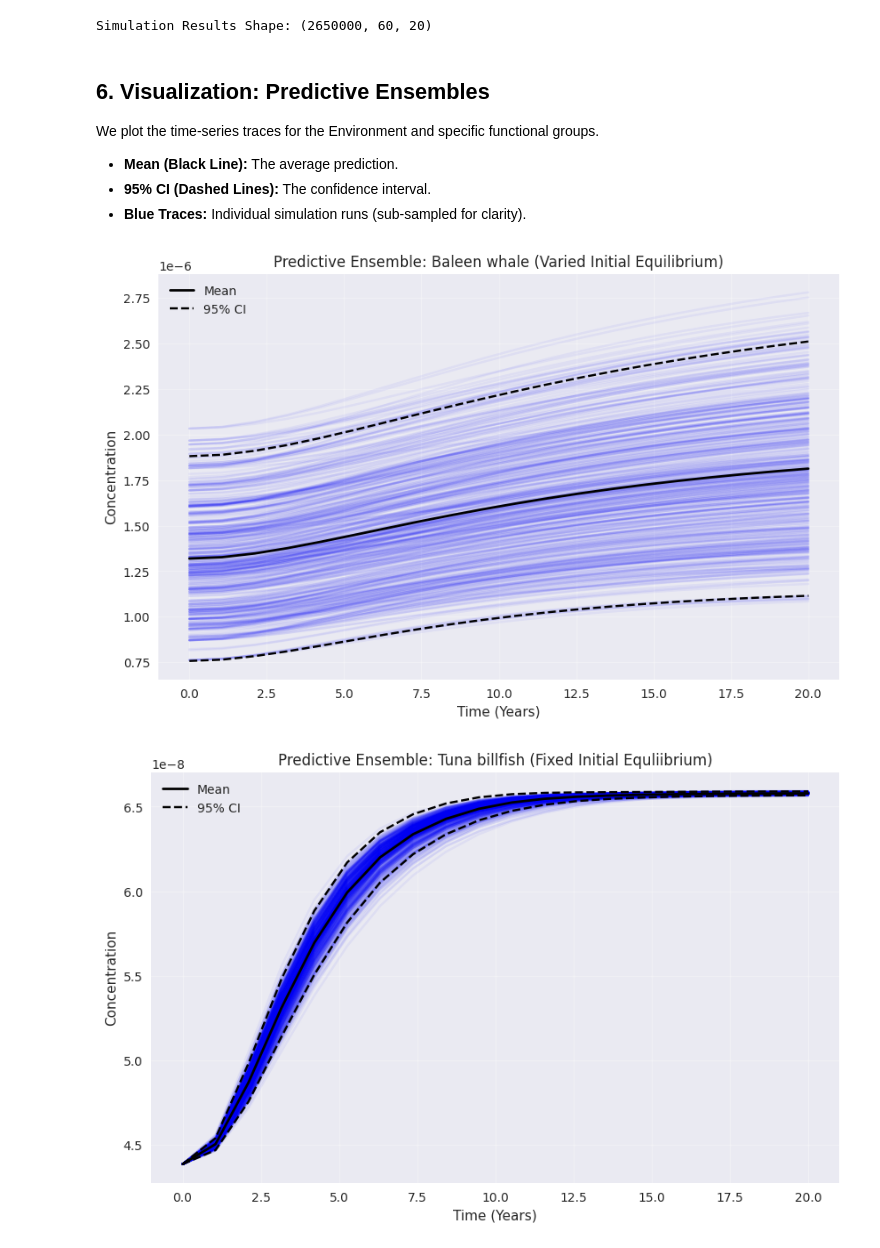
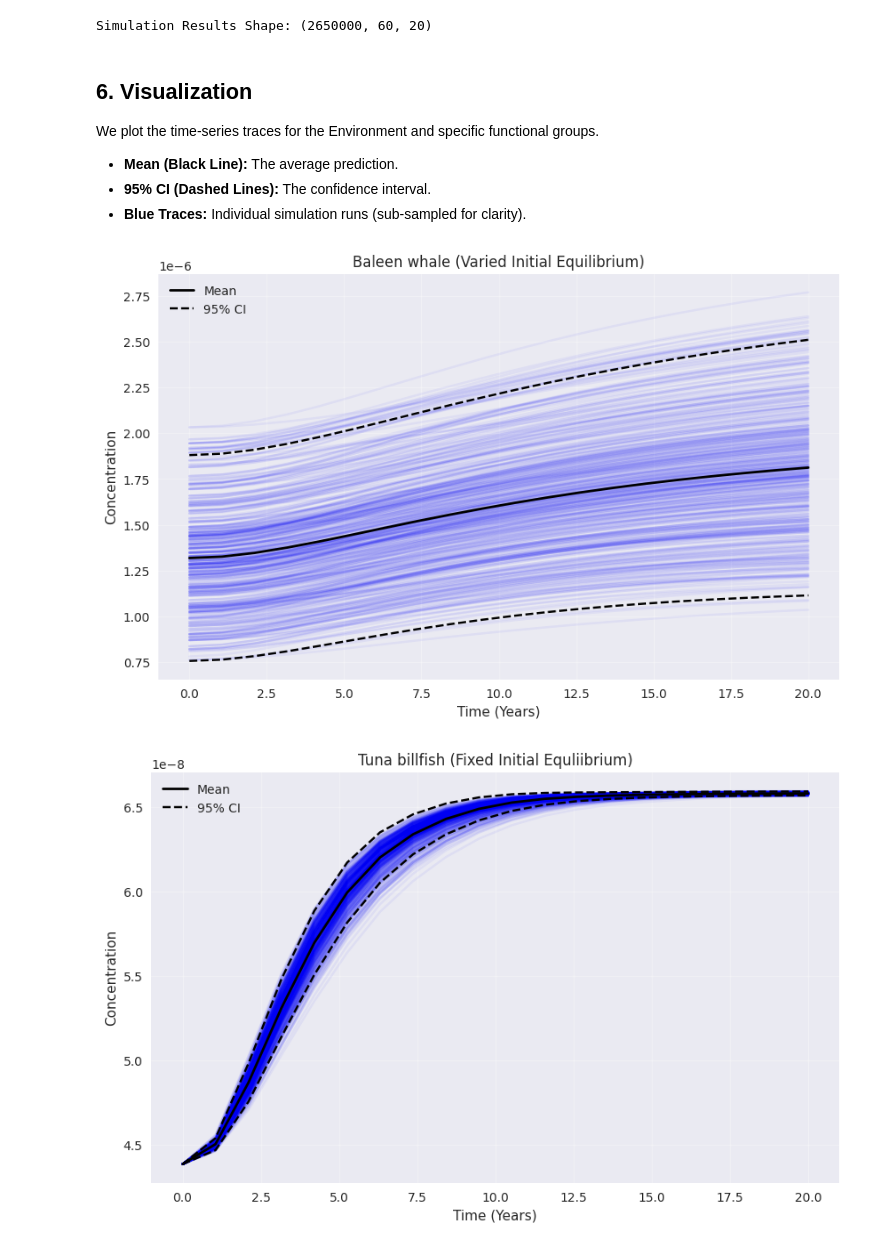
Before and after one commit to DanTanAtAims/ecotracer-analystics, a Jupyter notebook: notebooks/03_nested_sampling_missing_data.ipynb, the cells around one changed output. Cells and saved outputs as stored; diff of their text form; code cells hidden in the pictures.

Commit message:
Use better names

```diff
--- a/notebooks/03_nested_sampling_missing_data.ipynb
+++ b/notebooks/03_nested_sampling_missing_data.ipynb
@@ -327,7 +320,7 @@ print(f"Simulation Results Shape: {sim_array.shape}")
 Starting Parallel Simulations...
 Simulation Results Shape: (2650000, 60, 20)
 # %% [markdown]
-## 6. Visualization: Predictive Ensembles
+## 6. Visualization
 
 We plot the time-series traces for the Environment and specific functional groups.
 
@@ -346,33 +339,33 @@ def plot_ensemble_trace(sim_data, mega_ens_conc, group_idx, group_name):
     traces = sim_data[:, group_idx, :]
 
     plt.figure(figsize=(10, 6))
 
     # Plot subset of traces
     n_plot = min(500, len(traces))
     indices = np.random.choice(len(traces), n_plot, replace=False)
     plt.plot(t_eval, traces[indices].T, color='blue', alpha=0.05)
 
     # Stats
     mean_trace = np.mean(traces, axis=0)
     std_trace = np.std(traces, axis=0)
 
     plt.plot(t_eval, mean_trace, color='black', linewidth=2, label="Mean")
     plt.plot(t_eval, mean_trace + 1.96*std_trace, 'k--', label="95% CI")
     plt.plot(t_eval, mean_trace - 1.96*std_trace, 'k--')
 
-    plt.title(f"Predictive Ensemble: {group_name}")
+    plt.title(f"{group_name}")
     plt.xlabel("Time (Years)")
     plt.ylabel("Concentration")
     plt.legend()
     plt.grid(True, alpha=0.3)
 
     # Save
     safe_name = group_name.replace(" ", "_")
     plt.savefig(os.path.join(SIM_PLOT_DIR, f"trace_{safe_name}.png"))
     plt.show()
 
 for i in [1, 5, 10, 20, 30, 51]:
     plot_ensemble_trace(sim_array, mega_ensemble_conc, i, core.get_functional_group_names()[i].replace("/", " ") + (" (Fixed Initial Equliibrium)" if i in FIXED_INDICES else " (Varied Initial Equilibrium)"))
 # %% [output]
-[figure, old version]
+[figure, new version]
-[figure, old version]
+[figure, new version]
```
Also changed, not shown: parts of 5 cells of this notebook.
